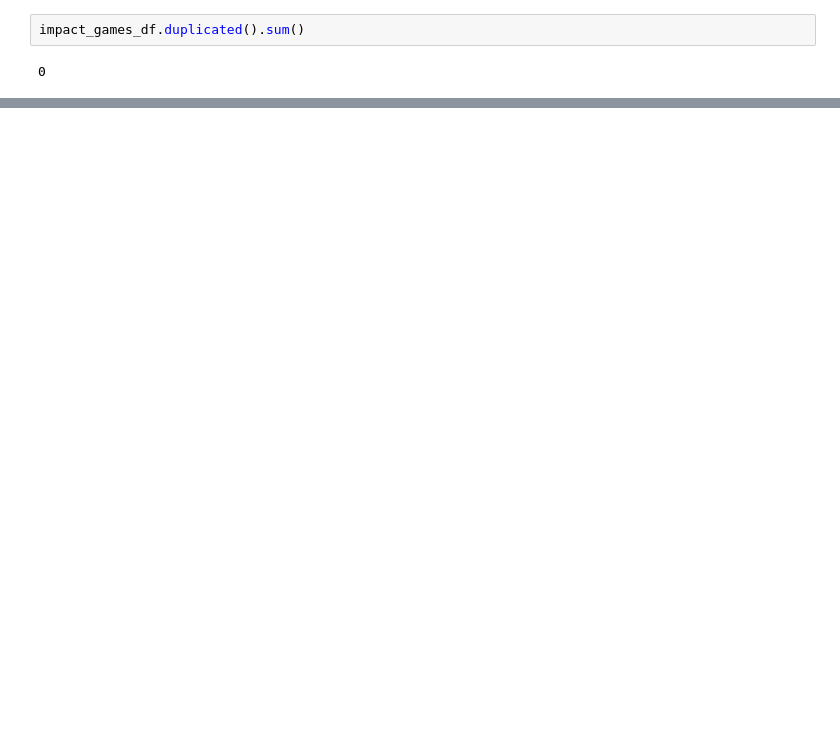
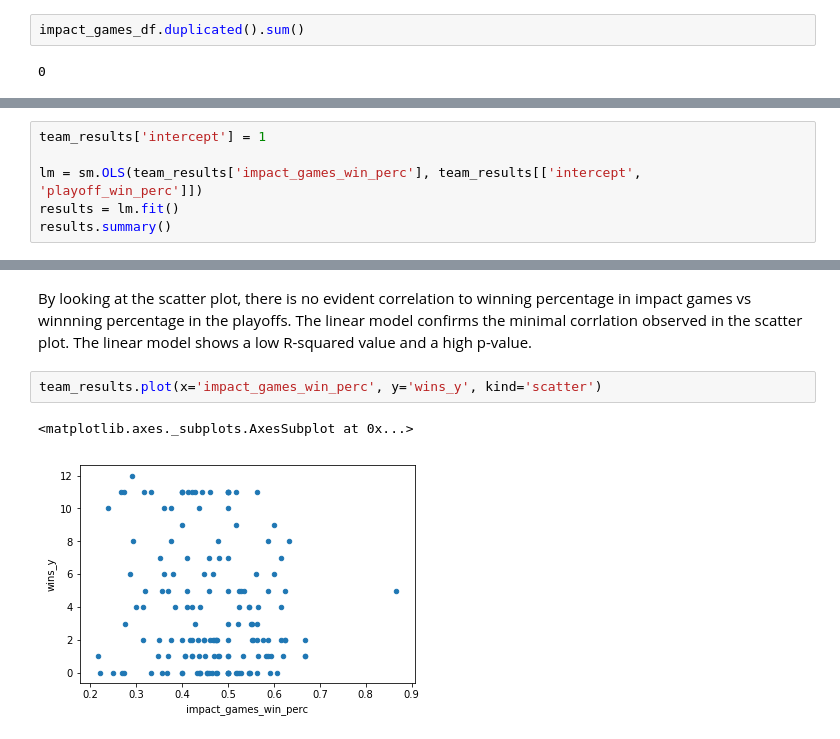
Before and after one commit to M-Montanio/mlb-records-vs-playoff-performance, a Jupyter notebook: impact_games.ipynb, the cells around one changed output, grey strips where cells are left out. Saved outputs shown, nothing was run; the diff lists cells and outputs as text; blank space fills up the shorter version.

```diff
--- a/impact_games.ipynb
+++ b/impact_games.ipynb
@@ -365,0 +460,6 @@ impact_games_df.duplicated().sum()
+# %%
+team_results['intercept'] = 1
+
+lm = sm.OLS(team_results['impact_games_win_perc'], team_results[['intercept', 'playoff_win_perc']])
+results = lm.fit()
+results.summary()
@@ -365,0 +486,7 @@ impact_games_df.duplicated().sum()
+# %% [markdown]
+By looking at the scatter plot, there is no evident correlation to winning percentage in impact games vs winnning percentage in the playoffs. The linear model confirms the minimal corrlation observed in the scatter plot. The linear model shows a low R-squared value and a high p-value.
+# %%
+team_results.plot(x='impact_games_win_perc', y='wins_y', kind='scatter')
+# %% [output]
+<matplotlib.axes._subplots.AxesSubplot at 0x...>
+[figure, added]
```
Also changed, not shown: parts of 29 cells of this notebook.
